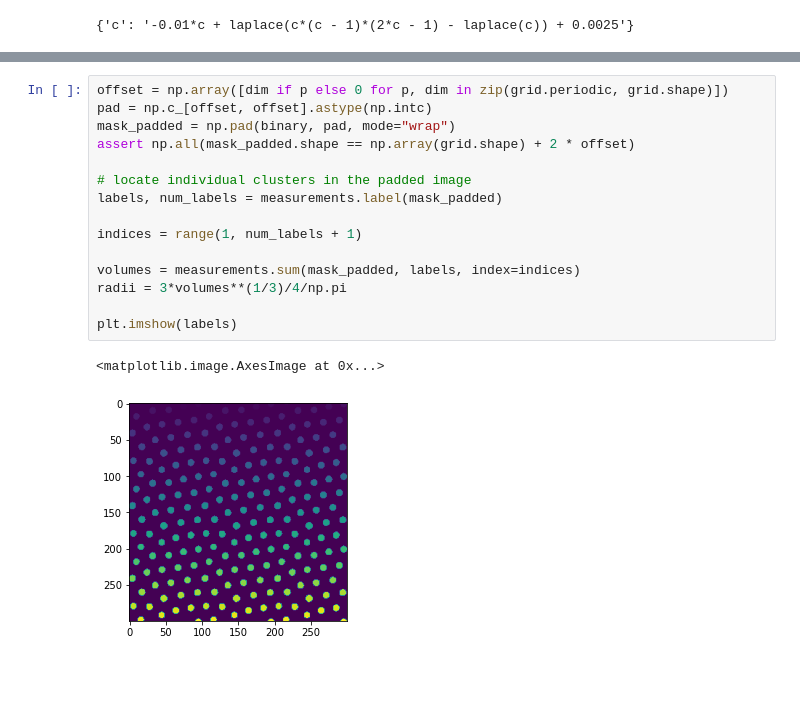
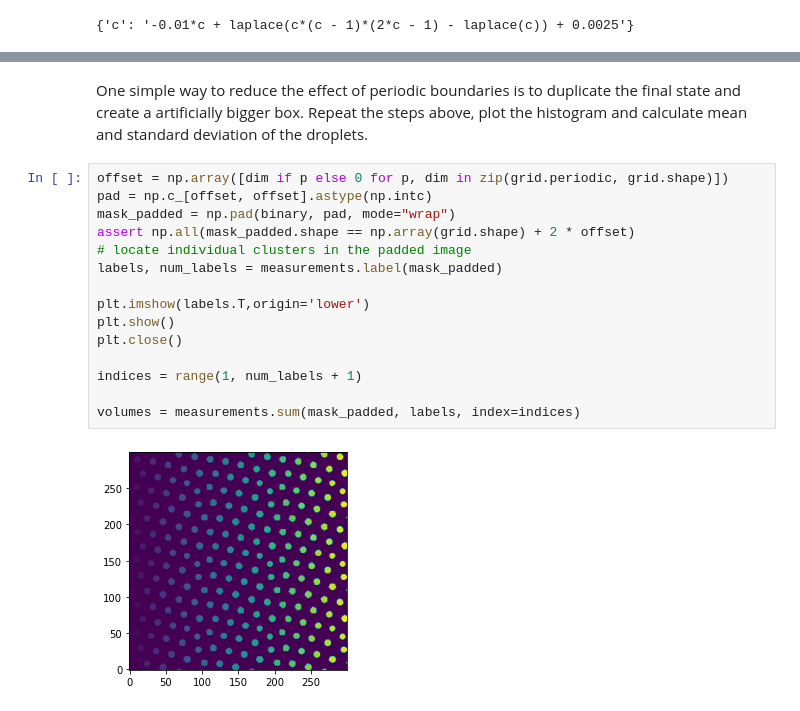
Before and after one commit to zwicker-group/tutorial-pattern-formation-in-cells, a Jupyter notebook: 05_non-ideal-reaction-diffusion.ipynb, the cells around one changed output, grey strips where cells are left out. Cells and saved outputs as stored; diff of their text form; blank space fills up the shorter version.

```diff
--- a/05_non-ideal-reaction-diffusion.ipynb
+++ b/05_non-ideal-reaction-diffusion.ipynb
@@ -282,18 +325,19 @@ plt.imshow(binary)
+# %% [markdown]
+One simple way to reduce the effect of periodic boundaries is to duplicate the final state and create a artificially bigger box. Repeat the steps above, plot the histogram and calculate mean and standard deviation of the droplets.
 # %%
 offset = np.array([dim if p else 0 for p, dim in zip(grid.periodic, grid.shape)])
 pad = np.c_[offset, offset].astype(np.intc)
 mask_padded = np.pad(binary, pad, mode="wrap")
 assert np.all(mask_padded.shape == np.array(grid.shape) + 2 * offset)
-
 # locate individual clusters in the padded image
 labels, num_labels = measurements.label(mask_padded)
+
+plt.imshow(labels.T,origin='lower')
+plt.show()
+plt.close()
 
 indices = range(1, num_labels + 1)
 
 volumes = measurements.sum(mask_padded, labels, index=indices)
-radii = 3*volumes**(1/3)/4/np.pi
-
-plt.imshow(labels)
 # %% [output]
-<matplotlib.image.AxesImage at 0x...>
-[figure, old version]
+[figure, new version]
```
Also changed, not shown: parts of 32 cells of this notebook.
